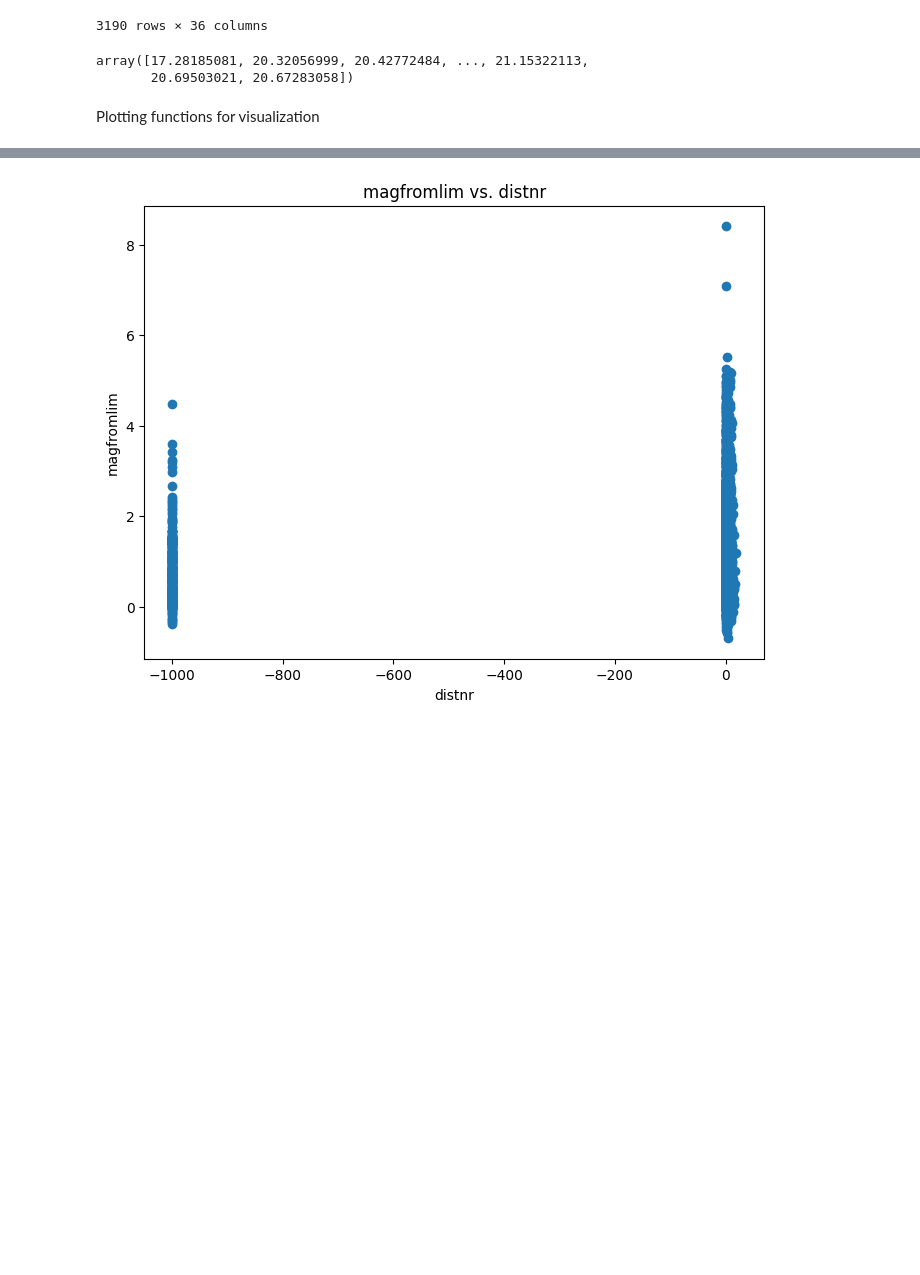
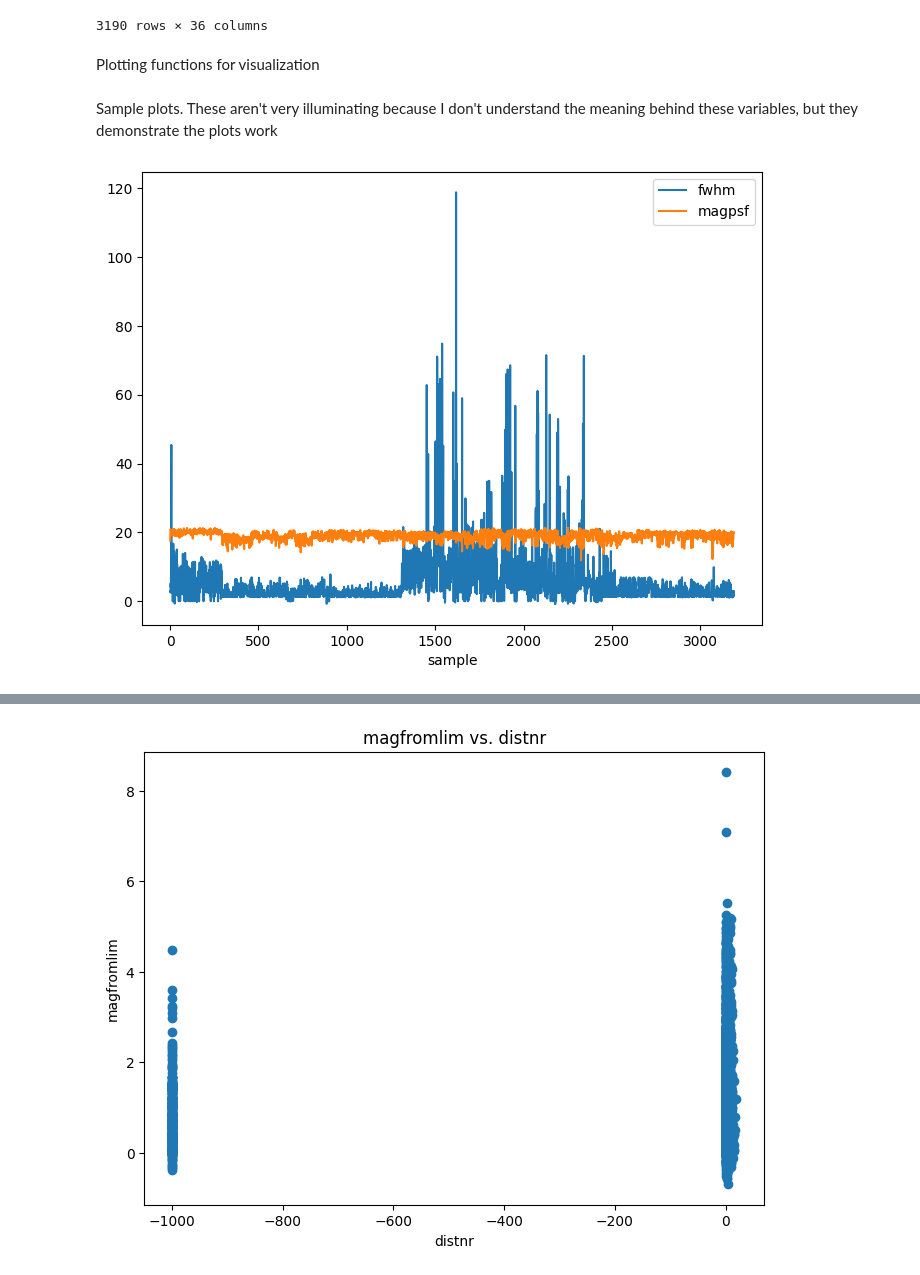
Before and after one commit to abao1999/AY119, a Jupyter notebook: hw1/hw1.ipynb, the cells around one changed output, grey strips where cells are left out. Cells and saved outputs as stored; diff of their text form; code cells hidden in the pictures; blank space fills up the shorter version.

```diff
--- a/hw1/hw1.ipynb
+++ b/hw1/hw1.ipynb
@@ -71,8 +71,3 @@ df
 | 3188 | 20.695030 | 19.784037 | 0.148797 | 1.928423 | 19.771999 | 0.1807 | 6.561678 | 20.098000 | 0.043 | 0.863 | ... |
 | 3189 | 20.672831 | 20.029093 | 0.162722 | 3.814905 | 20.173500 | 0.2754 | 0.473936 | 20.098000 | 0.059 | 1.777 | ... |
 3190 rows × 36 columns
-# %%
-df['diffmaglim'].to_numpy()
-# %% [output]
-array([17.28185081, 20.32056999, 20.42772484, ..., 21.15322113,
-       20.69503021, 20.67283058])
@@ -97,3 +97,27 @@ def plot_features_pairwise_from_df(df, x_feat_name, y_feat_name):
     # plt.legend(loc='upper right')
     plt.title("{} vs. {}".format(y_feat_name, x_feat_name))
     plt.show()
+
+def plot_features_from_df(df, feats):
+    '''
+    Takes the dataframe df, gets the numpy form of the features in feats
+    and then plots them using matplotlib pyplot's line plot
+    '''
+    plt.figure(figsize=(8, 6), dpi=100)
+
+    for feat in feats:
+        y = df[feat].to_numpy()
+        x = np.arange(1, len(y)+1)
+        plt.plot(x, y, label=feat)
+
+    plt.xlabel('sample')
+    # plt.ylabel('')
+    plt.legend(loc='upper right')
+    # plt.title()
+    plt.show()
+# %% [markdown]
+Sample plots. These aren't very illuminating because I don't understand the meaning behind these variables, but they demonstrate the plots work
+# %%
+plot_features_from_df(df, ['fwhm', 'magpsf'])
+# %% [output]
+[figure, added]
```
Also changed, not shown: parts of 5 cells of this notebook, 2 other files.
